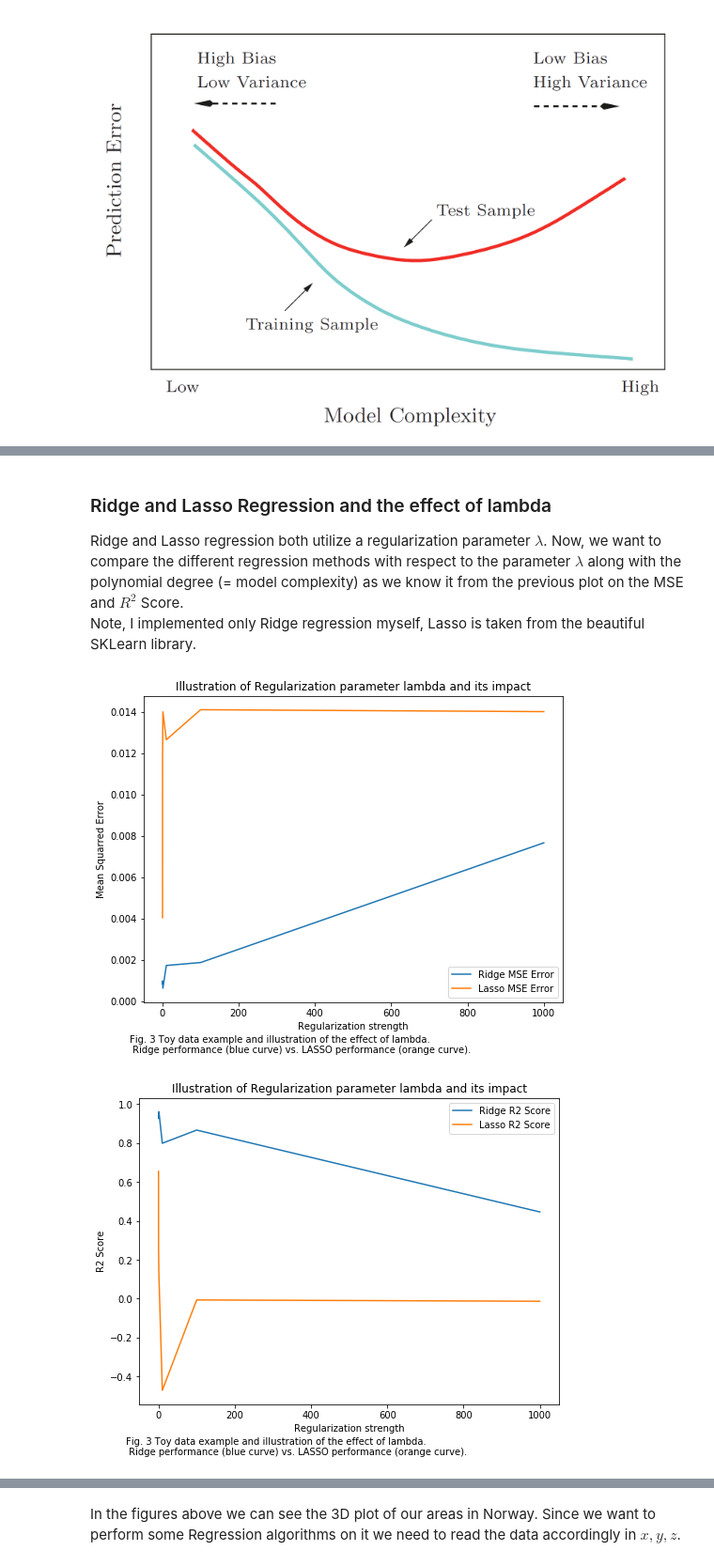
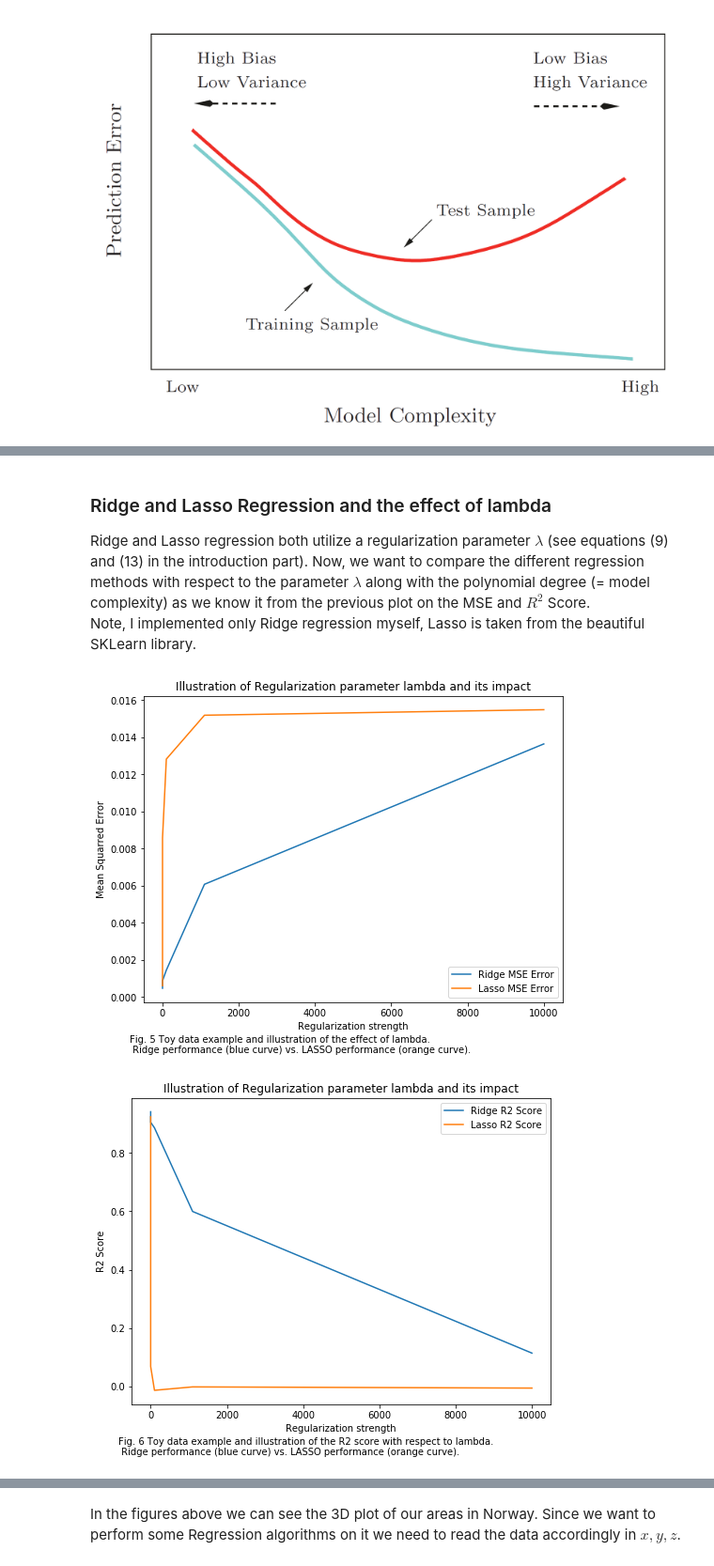
Before and after one commit to lenlehm/Credit_Card_Analysis, a Jupyter notebook: RegressionAnalysisAndResampling.ipynb, the cells around one changed output, grey strips where cells are left out. Shown at 94% size. Drawn from its saved outputs; the diff is of its cells as text; code cells hidden in the pictures.

```diff
--- a/RegressionAnalysisAndResampling.ipynb
+++ b/RegressionAnalysisAndResampling.ipynb
@@ -643,22 +604,24 @@ b.) add more (training) data. The more data, the better the model can learn from
 
 ### Ridge and Lasso Regression and the effect of lambda
 
-Ridge and Lasso regression both utilize a regularization parameter $\lambda$. Now, we want to compare the different regression methods with respect to the parameter $\lambda$ along with the polynomial degree (= model complexity) as we know it from the previous plot on the MSE and $R^2$ Score. <br />
+Ridge and Lasso regression both utilize a regularization parameter $\lambda$ (see equations (9) and (13) in the introduction part). Now, we want to compare the different regression methods with respect to the parameter $\lambda$ along with the polynomial degree (= model complexity) as we know it from the previous plot on the MSE and $R^2$ Score. <br />
 Note, I implemented only Ridge regression myself, Lasso is taken from the beautiful SKLearn library.
 # %%
 n_data_points = 100
-polynom_degree = 5
+polynom_degree = 5 # let's focus only on the fifth order polynomial degree
 testing_size = 0.2
 splitting = True
 noise = False # want to add noise to our fits?
-lambda_to_test = [0.01, 0.1, 1, 10, 100, 1000]
-maxdegree = 14 # doing some random shit from 15 onwards, so stay with 14
+lambda_to_test = [0.0001, 0.1, 100, 1100, 10000]
 
 # store the errors to plot them later on
 r2  = np.zeros(len(lambda_to_test))
 mse = np.zeros(len(lambda_to_test))
 r2_lasso  = np.zeros(len(lambda_to_test))
 mse_lasso = np.zeros(len(lambda_to_test))
+
+variance_test = np.zeros(len(lambda_to_test))
+bias_test     = np.zeros(len(lambda_to_test))
 
 for i,lamda in enumerate(lambda_to_test):
     # Initialize the RegressionMethods class with the Ridge and Lasso Regression included
@@ -682,14 +645,17 @@ for i,lamda in enumerate(lambda_to_test):
     mse_lasso[i] = sk_lasso.MeanSquaredError()
     r2_lasso[i]  = sk_lasso.R2_Score()
 
+    # get bias and variance
+    variance_test[i] = np.var(scrutinizing_lamda.lehmann_ridge_pred)
+    bias_test[i] = np.mean( (scrutinizing_lamda.y_test.ravel() - np.mean(scrutinizing_lamda.lehmann_ridge_pred, axis=1, keepdims=True))**2 )
+
 #     print("\nSKLearn LASSO, split: True, noise: {},  MSE: {}".format(noise, sk_lasso.MeanSquaredError()))
 #     print("SKLearn LASSO, split: True, noise: {},  R2: {}".format(noise, sk_lasso.R2_Score()))
 #     print("\nMy Ridge, split: {}, noise: {},  MSE: {}".format(splitting, noise, scoring.MeanSquaredError()))
 #     print("My Ridge, split: {}, noise: {},  R2 : {}".format(splitting, noise, scoring.R2_Score()))
 
 # A plot is saying more than 1000 words could describe it - so let's describe what we see then:
-txt = 'Fig. 3 Toy data example and illustration of the effect of lambda. \n Ridge performance (blue curve) vs. LASSO performance (orange curve).'
-
+txt = 'Fig. 5 Toy data example and illustration of the effect of lambda. \n Ridge performance (blue curve) vs. LASSO performance (orange curve).'
 fig = plt.figure(figsize=(8,6))
 plt.plot(lambda_to_test, mse, label='Ridge MSE Error')
 plt.plot(lambda_to_test, mse_lasso, label='Lasso MSE Error')
@@ -697,26 +663,25 @@ plt.ylabel("Mean Squarred Error")
 plt.xlabel("Regularization strength")
 plt.legend(loc="upper left")
 plt.title("Illustration of Regularization parameter lambda and its impact")
-plt.savefig(plot_dir + '\\lambda_effects.png', transparent=True, bbox_inches='tight')
+plt.savefig(plot_dir + '\\lambda_effects_mse.png', transparent=True, bbox_inches='tight')
 fig.text(0.1, 0, txt)
 plt.legend()
 plt.show()
 # %% [output]
-[figure, old version]
+[figure, new version]
 # %%
-# A plot is saying more than 1000 words could describe it - so let's describe what we see then:
-txt = 'Fig. 3 Toy data example and illustration of the effect of lambda. \n Ridge performance (blue curve) vs. LASSO performance (orange curve).'
-
+# A plot is saying more than 1000 words could describe it - so let's describe it then:
+txt = 'Fig. 6 Toy data example and illustration of the R2 score with respect to lambda. \n Ridge performance (blue curve) vs. LASSO performance (orange curve).'
 fig = plt.figure(figsize=(8,6))
 plt.plot(lambda_to_test, r2, label='Ridge R2 Score')
 plt.plot(lambda_to_test, r2_lasso, label='Lasso R2 Score')
 plt.ylabel("R2 Score")
 plt.xlabel("Regularization strength")
 plt.legend(loc="upper left")
 plt.title("Illustration of Regularization parameter lambda and its impact")
 plt.savefig(plot_dir + '\\lambda_effects_r2.png', transparent=True, bbox_inches='tight')
 fig.text(0.1, 0, txt)
 plt.legend()
 plt.show()
 # %% [output]
-[figure, old version]
+[figure, new version]
```
Also changed, not shown: parts of 72 cells of this notebook, 1 other file.
